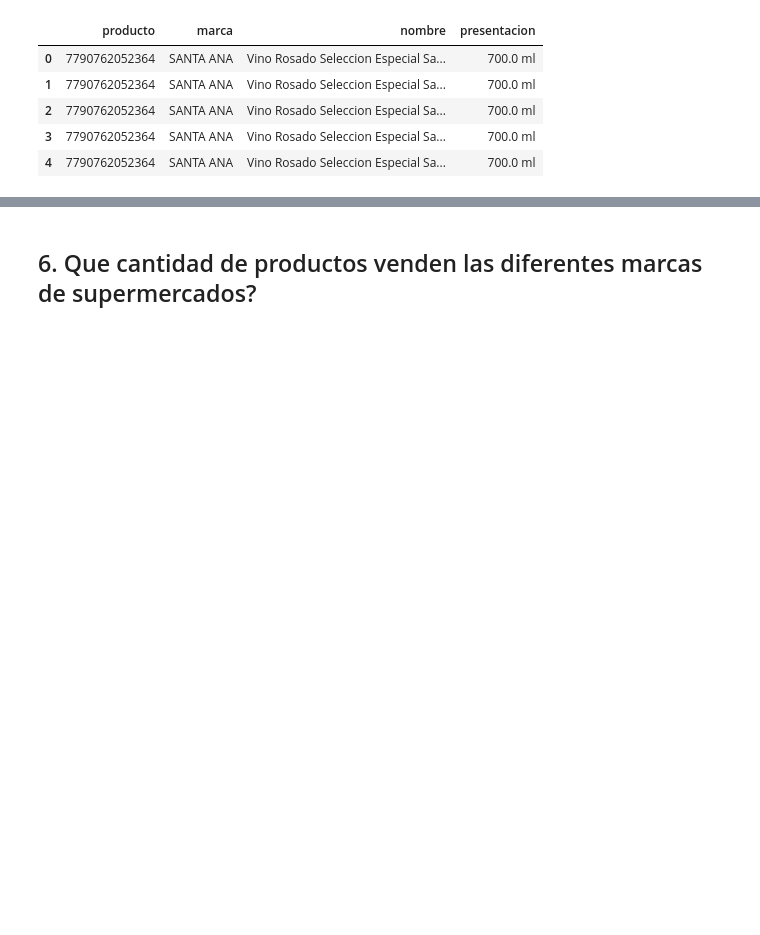
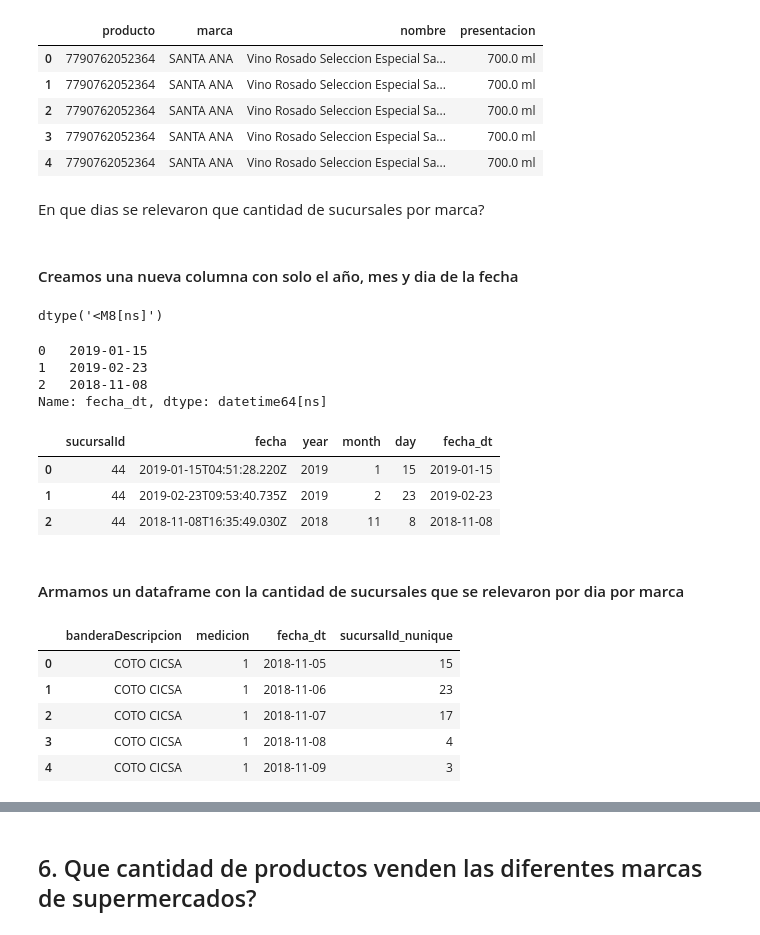
Before and after one commit to pabloveraML/DM_TP1, a Jupyter notebook: TP01 - preprocess - Tomas.ipynb, the cells around one changed output, grey strips where cells are left out. Cells and saved outputs as stored; diff of their text form; code cells hidden in the pictures; blank space fills up the shorter version.

```diff
--- a/TP01 - preprocess - Tomas.ipynb
+++ b/TP01 - preprocess - Tomas.ipynb
@@ -104,3 +104,7 @@ precio_producto_sucursal[['producto','marca', 'nombre', 'presentacion']].head()
 | 2 | 7790762052364 | SANTA ANA | Vino Rosado Seleccion Especial Sa... | 700.0 ml |
 | 3 | 7790762052364 | SANTA ANA | Vino Rosado Seleccion Especial Sa... | 700.0 ml |
 | 4 | 7790762052364 | SANTA ANA | Vino Rosado Seleccion Especial Sa... | 700.0 ml |
+# %% [markdown]
+En que dias se relevaron que cantidad de sucursales por marca?
+# %% [markdown]
+#### Creamos una nueva columna con solo el año, mes y dia de la fecha
@@ -106,0 +117,38 @@ precio_producto_sucursal[['producto','marca', 'nombre', 'presentacion']].head()
+# %%
+precio_producto_sucursal['fecha_dt'].dtype
+# %% [output]
+dtype('<M8[ns]')
+# %%
+pd.to_datetime(precio_producto_sucursal['fecha_dt'].head(3))
+# %% [output]
+0   2019-01-15
+1   2019-02-23
+2   2018-11-08
+Name: fecha_dt, dtype: datetime64[ns]
+# %%
+# Hay fechas que me esta acomodando me esta intercambiando la posicion de los dias con los meses
+precio_producto_sucursal[['sucursalId', 'fecha', 'year', 'month', 'day', 'fecha_dt']].head(3)
+# %% [output]
+|  | sucursalId | fecha | year | month | day | fecha_dt |
+| 0 | 44 | 2019-01-15T04:51:28.220Z | 2019 | 1 | 15 | 2019-01-15 |
+| 1 | 44 | 2019-02-23T09:53:40.735Z | 2019 | 2 | 23 | 2019-02-23 |
+| 2 | 44 | 2018-11-08T16:35:49.030Z | 2018 | 11 | 8 | 2018-11-08 |
+# %% [markdown]
+#### Armamos un dataframe con la cantidad de sucursales que se relevaron por dia por marca
+# %%
+d = {'sucursalId': ['nunique']}
+
+res = precio_producto_sucursal.groupby(['banderaDescripcion','medicion', 'fecha_dt']).agg(d)
+
+res.columns = ['_'.join(col) for col in res.columns.values]
+
+res = res.reset_index()
+
+res.head()
+# %% [output]
+|  | banderaDescripcion | medicion | fecha_dt | sucursalId_nunique |
+| 0 | COTO CICSA | 1 | 2018-11-05 | 15 |
+| 1 | COTO CICSA | 1 | 2018-11-06 | 23 |
+| 2 | COTO CICSA | 1 | 2018-11-07 | 17 |
+| 3 | COTO CICSA | 1 | 2018-11-08 | 4 |
+| 4 | COTO CICSA | 1 | 2018-11-09 | 3 |
```
Also changed, not shown: parts of 14 cells of this notebook.
